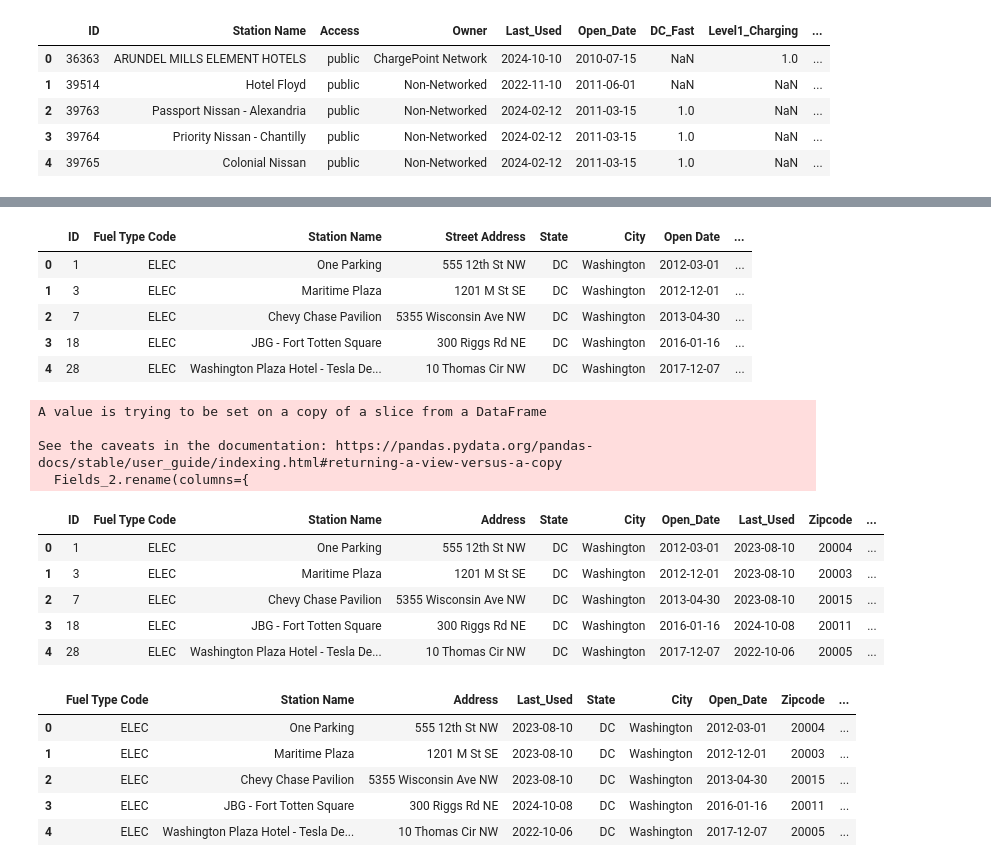
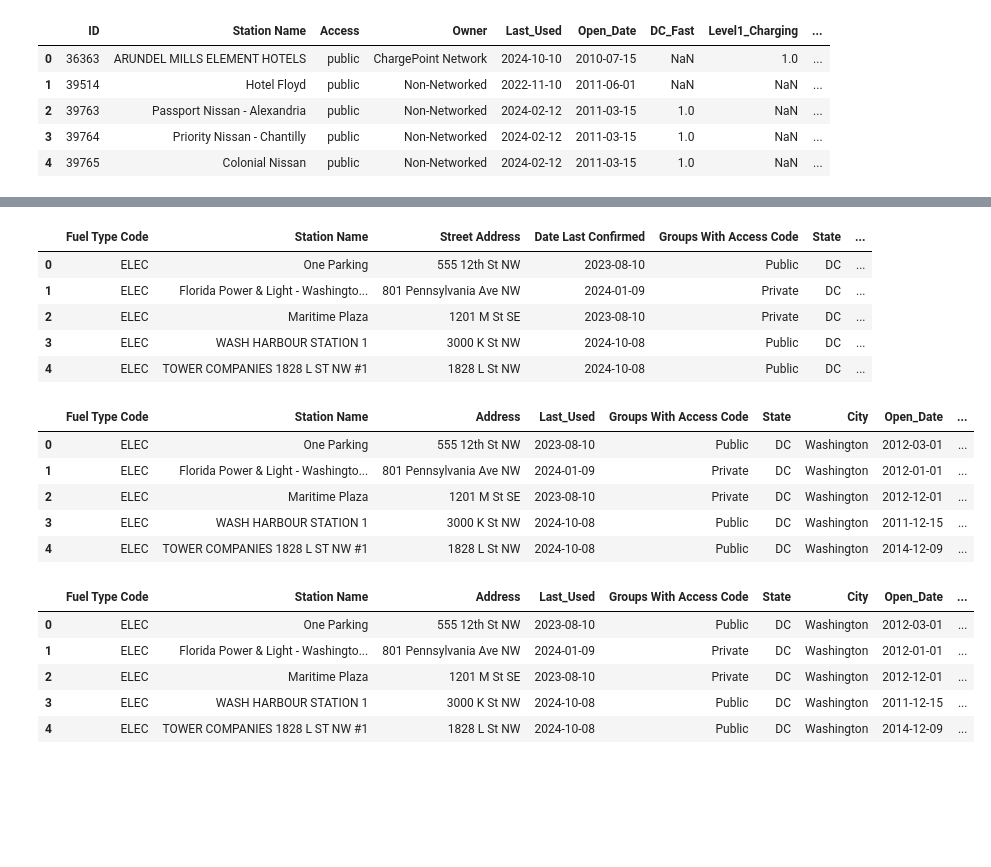
Before and after one commit to purcellcjp/EV-Charging-Dashboard, a Jupyter notebook: DMV Data/Data_Merge.ipynb, the cells around one changed output, grey strips where cells are left out. Drawn from its saved outputs; the diff is of its cells as text; code cells hidden in the pictures; blank space fills up the shorter version.

```diff
--- a/DMV Data/Data_Merge.ipynb
+++ b/DMV Data/Data_Merge.ipynb
@@ -45,37 +45,38 @@ Daniel_data.head()
 # %%
 # fields
-Fields_2 = Daniel_data[['ID', 'Fuel Type Code','Station Name', 'Street Address', 'State', 'City', 'Open Date', 'Date Last Confirmed', 'ZIP', 'EV Connector Types', 'EV Pricing', 'Latitude', 'Longitude','Access Code']]
+Fields_2 = Daniel_data[['Fuel Type Code','Station Name', 'Street Address','Date Last Confirmed','Groups With Access Code', 'State', 'City', 'Open Date', 'ZIP', 'EV Connector Types', 'EV Pricing', 'Latitude', 'Longitude','Access Code', 'Facility Type', 'EV Level1 EVSE Num',	'EV Level2 EVSE Num', 'EV DC Fast Count'
+]]
 Fields_2.head()
 # %% [output]
-|  | ID | Fuel Type Code | Station Name | Street Address | State | City | Open Date | ... |
-| 0 | 1 | ELEC | One Parking | 555 12th St NW | DC | Washington | 2012-03-01 | ... |
-| 1 | 3 | ELEC | Maritime Plaza | 1201 M St SE | DC | Washington | 2012-12-01 | ... |
-| 2 | 7 | ELEC | Chevy Chase Pavilion | 5355 Wisconsin Ave NW | DC | Washington | 2013-04-30 | ... |
-| 3 | 18 | ELEC | JBG - Fort Totten Square | 300 Riggs Rd NE | DC | Washington | 2016-01-16 | ... |
-| 4 | 28 | ELEC | Washington Plaza Hotel - Tesla De... | 10 Thomas Cir NW | DC | Washington | 2017-12-07 | ... |
+|  | Fuel Type Code | Station Name | Street Address | Date Last Confirmed | Groups With Access Code | State | ... |
+| 0 | ELEC | One Parking | 555 12th St NW | 2023-08-10 | Public | DC | ... |
+| 1 | ELEC | Florida Power & Light - Washingto... | 801 Pennsylvania Ave NW | 2024-01-09 | Private | DC | ... |
+| 2 | ELEC | Maritime Plaza | 1201 M St SE | 2023-08-10 | Private | DC | ... |
+| 3 | ELEC | WASH HARBOUR STATION 1 | 3000 K St NW | 2024-10-08 | Public | DC | ... |
+| 4 | ELEC | TOWER COMPANIES 1828 L ST NW #1 | 1828 L St NW | 2024-10-08 | Public | DC | ... |
 # %%
 # Rename columns
 Fields_2.rename(columns={
     'Street Address': 'Address',
     'Open Date': 'Open_Date',
     'Date Last Confirmed': 'Last_Used',
     'ZIP': 'Zipcode',
     'EV Connector Types': 'Connection_Type',
     'EV Pricing': 'Pricing',
-    'Access Code': 'Access'
+    'Access Code': 'Access',
+    'Facility Type': 'Owner',
+    'EV Level1 EVSE Num': 'Level1_Charging',
+    'EV Level2 EVSE Num': 'Level2_Charging',
+    'EV DC Fast Count': 'DC_Fast'
 }, inplace=True)
 Fields_2.head()
 # %% [output]
-A value is trying to be set on a copy of a slice from a DataFrame
-
-See the caveats in the documentation: https://pandas.pydata.org/pandas-docs/stable/user_guide/indexing.html#returning-a-view-versus-a-copy
-  Fields_2.rename(columns={
-|  | ID | Fuel Type Code | Station Name | Address | State | City | Open_Date | Last_Used | Zipcode | ... |
-| 0 | 1 | ELEC | One Parking | 555 12th St NW | DC | Washington | 2012-03-01 | 2023-08-10 | 20004 | ... |
-| 1 | 3 | ELEC | Maritime Plaza | 1201 M St SE | DC | Washington | 2012-12-01 | 2023-08-10 | 20003 | ... |
-| 2 | 7 | ELEC | Chevy Chase Pavilion | 5355 Wisconsin Ave NW | DC | Washington | 2013-04-30 | 2023-08-10 | 20015 | ... |
-| 3 | 18 | ELEC | JBG - Fort Totten Square | 300 Riggs Rd NE | DC | Washington | 2016-01-16 | 2024-10-08 | 20011 | ... |
-| 4 | 28 | ELEC | Washington Plaza Hotel - Tesla De... | 10 Thomas Cir NW | DC | Washington | 2017-12-07 | 2022-10-06 | 20005 | ... |
+|  | Fuel Type Code | Station Name | Address | Last_Used | Groups With Access Code | State | City | Open_Date | ... |
+| 0 | ELEC | One Parking | 555 12th St NW | 2023-08-10 | Public | DC | Washington | 2012-03-01 | ... |
+| 1 | ELEC | Florida Power & Light - Washingto... | 801 Pennsylvania Ave NW | 2024-01-09 | Private | DC | Washington | 2012-01-01 | ... |
+| 2 | ELEC | Maritime Plaza | 1201 M St SE | 2023-08-10 | Private | DC | Washington | 2012-12-01 | ... |
+| 3 | ELEC | WASH HARBOUR STATION 1 | 3000 K St NW | 2024-10-08 | Public | DC | Washington | 2011-12-15 | ... |
+| 4 | ELEC | TOWER COMPANIES 1828 L ST NW #1 | 1828 L St NW | 2024-10-08 | Public | DC | Washington | 2014-12-09 | ... |
 # %%
 Daniel_data.rename(columns={
     'Street Address': 'Address',
@@ -84,13 +85,17 @@ Daniel_data.rename(columns={
     'ZIP': 'Zipcode',
     'EV Connector Types': 'Connection_Type',
     'EV Pricing': 'Pricing',
-    'Access Code': 'Access'
+    'Access Code': 'Access',
+    'Facility Type': 'Owner',
+    'EV Level1 EVSE Num': 'Level1_Charging',
+    'EV Level2 EVSE Num': 'Level2_Charging',
+    'EV DC Fast Count': 'DC_Fast'
 }, inplace=True)
 Daniel_data.head()
 # %% [output]
-|  | Fuel Type Code | Station Name | Address | Last_Used | State | City | Open_Date | Zipcode | ... |
-| 0 | ELEC | One Parking | 555 12th St NW | 2023-08-10 | DC | Washington | 2012-03-01 | 20004 | ... |
-| 1 | ELEC | Maritime Plaza | 1201 M St SE | 2023-08-10 | DC | Washington | 2012-12-01 | 20003 | ... |
-| 2 | ELEC | Chevy Chase Pavilion | 5355 Wisconsin Ave NW | 2023-08-10 | DC | Washington | 2013-04-30 | 20015 | ... |
-| 3 | ELEC | JBG - Fort Totten Square | 300 Riggs Rd NE | 2024-10-08 | DC | Washington | 2016-01-16 | 20011 | ... |
-| 4 | ELEC | Washington Plaza Hotel - Tesla De... | 10 Thomas Cir NW | 2022-10-06 | DC | Washington | 2017-12-07 | 20005 | ... |
+|  | Fuel Type Code | Station Name | Address | Last_Used | Groups With Access Code | State | City | Open_Date | ... |
+| 0 | ELEC | One Parking | 555 12th St NW | 2023-08-10 | Public | DC | Washington | 2012-03-01 | ... |
+| 1 | ELEC | Florida Power & Light - Washingto... | 801 Pennsylvania Ave NW | 2024-01-09 | Private | DC | Washington | 2012-01-01 | ... |
+| 2 | ELEC | Maritime Plaza | 1201 M St SE | 2023-08-10 | Private | DC | Washington | 2012-12-01 | ... |
+| 3 | ELEC | WASH HARBOUR STATION 1 | 3000 K St NW | 2024-10-08 | Public | DC | Washington | 2011-12-15 | ... |
+| 4 | ELEC | TOWER COMPANIES 1828 L ST NW #1 | 1828 L St NW | 2024-10-08 | Public | DC | Washington | 2014-12-09 | ... |
```
Also changed, not shown: parts of 6 cells of this notebook, 2 other files.
